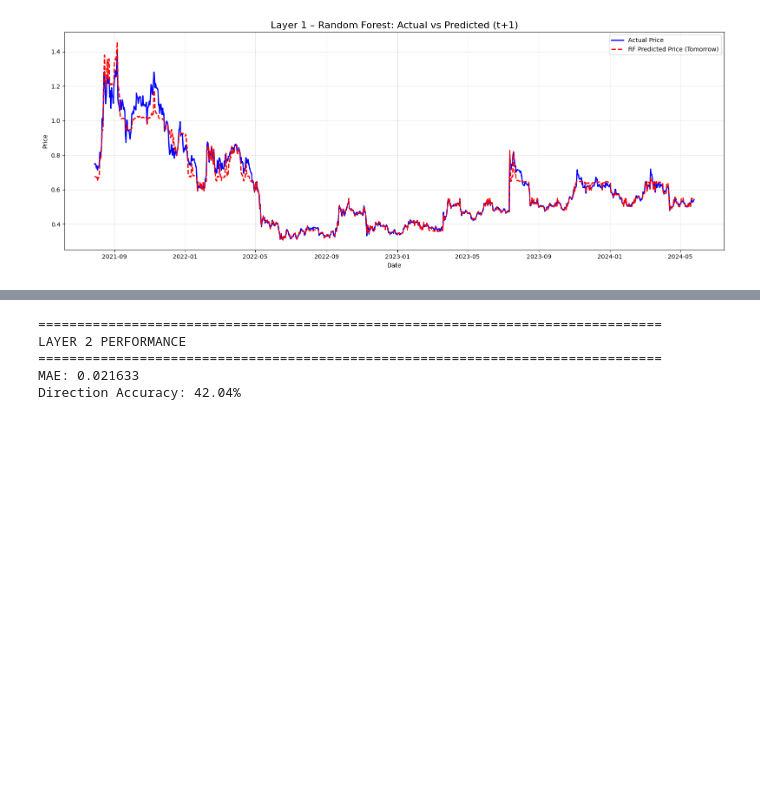
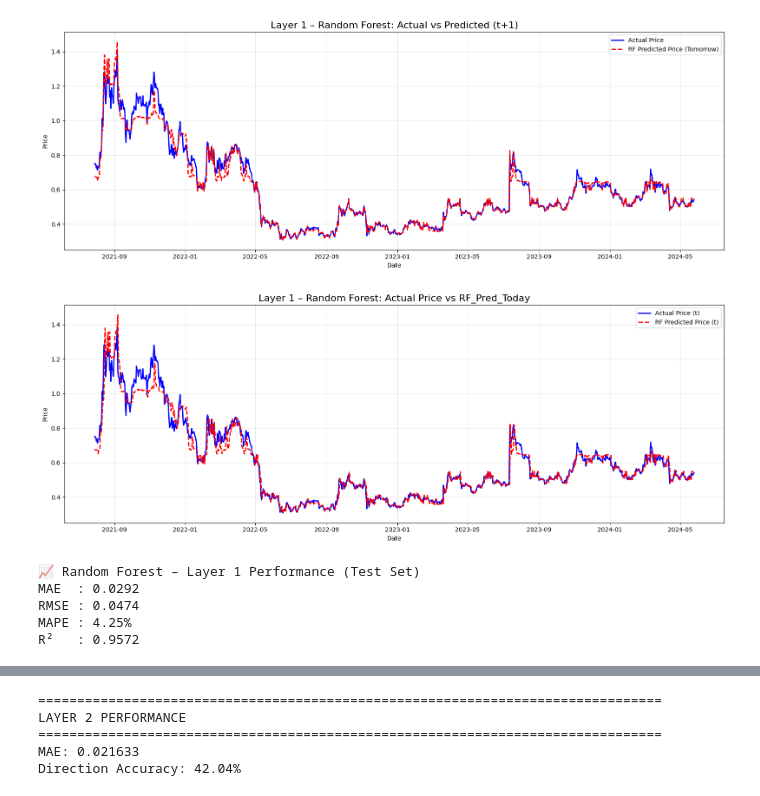
Before and after one commit to Nnguyen-dev2805/XRPUSDT_Stock_Price_Prediction_ML, a Jupyter notebook: TrainStock2Layer.ipynb, the cells around one changed output, grey strips where cells are left out. Saved outputs shown, nothing was run; the diff lists cells and outputs as text; code cells hidden in the pictures; blank space fills up the shorter version.

```diff
--- a/TrainStock2Layer.ipynb
+++ b/TrainStock2Layer.ipynb
@@ -172,6 +217,15 @@ if 'feature_engineered_data' not in globals():
 
 # Loại bỏ NaN
 cleaned_data = feature_engineered_data.dropna()
+
+
+#### MỚI THÊM ĐỂ TEST
+drop_date = pd.to_datetime("2024-05-25")
+
+cleaned_data = cleaned_data[
+    cleaned_data['Date'] != drop_date
+]
+#####
 
 # Kiểm tra dữ liệu sau khi dropna
 if len(cleaned_data) == 0:
@@ -300,3 +451,73 @@ plt.tight_layout()
 plt.show()
 # %% [output]
 [figure]
+# %%
+# ===== Data để vẽ (test set) =====
+plot_data = cleaned_data.loc[test_features.index, [
+    'Date',
+    'Price',
+    'RF_Pred_Today'
+]].dropna()
+
+plt.figure(figsize=(16, 6))
+
+# Giá thật tại ngày t
+plt.plot(
+    plot_data['Date'],
+    plot_data['Price'],
+    label='Actual Price (t)',
+    linewidth=2,
+    color='blue'
+)
+
+# RF dự đoán cho ngày t (được tạo từ t-1)
+plt.plot(
+    plot_data['Date'],
+    plot_data['RF_Pred_Today'],
+    label='RF Predicted Price (t)',
+    linewidth=2,
+    linestyle='--',
+    color='red'
+)
+
+plt.title('Layer 1 – Random Forest: Actual Price vs RF_Pred_Today', fontsize=16)
+plt.xlabel('Date')
+plt.ylabel('Price')
+plt.legend()
+plt.grid(alpha=0.3)
+
+plt.tight_layout()
+plt.show()
+# %% [output]
+[figure, added]
+# %%
+from sklearn.metrics import mean_absolute_error, mean_squared_error, r2_score
+import numpy as np
+
+# ===== Lấy dữ liệu test hợp lệ =====
+eval_data = cleaned_data.loc[test_features.index, [
+    'Price',
+    'RF_Pred_Today'
+]].dropna()
+
+y_true = eval_data['Price']
+y_pred = eval_data['RF_Pred_Today']
+
+# ===== Các metric =====
+mae = mean_absolute_error(y_true, y_pred)
+rmse = np.sqrt(mean_squared_error(y_true, y_pred))
+mape = np.mean(np.abs((y_true - y_pred) / y_true)) * 100
+r2 = r2_score(y_true, y_pred)
+
+# ===== In kết quả =====
+print("📈 Random Forest – Layer 1 Performance (Test Set)")
+print(f"MAE  : {mae:.4f}")
+print(f"RMSE : {rmse:.4f}")
+print(f"MAPE : {mape:.2f}%")
+print(f"R²   : {r2:.4f}")
+# %% [output]
+📈 Random Forest – Layer 1 Performance (Test Set)
+MAE  : 0.0292
+RMSE : 0.0474
+MAPE : 4.25%
+R²   : 0.9572
```
Also changed, not shown: parts of 12 cells of this notebook, 15 other files.
